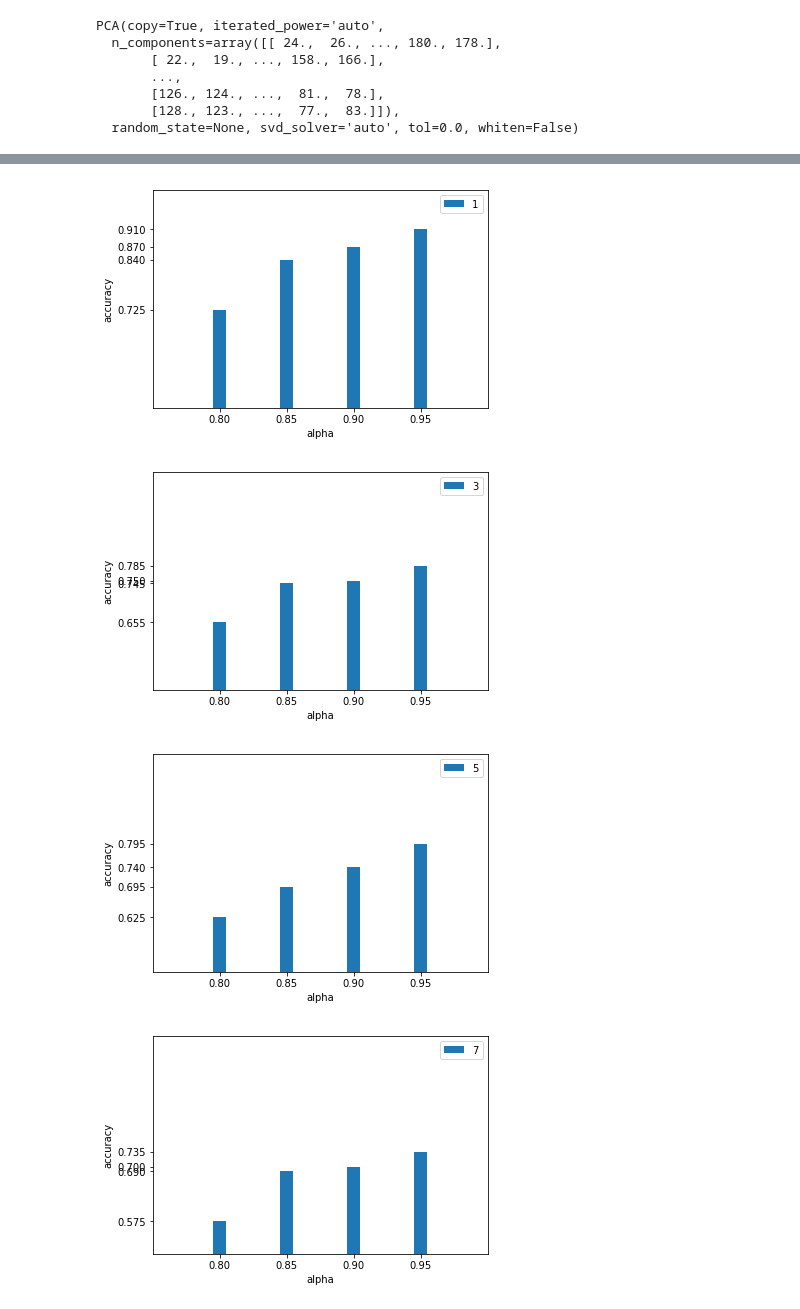
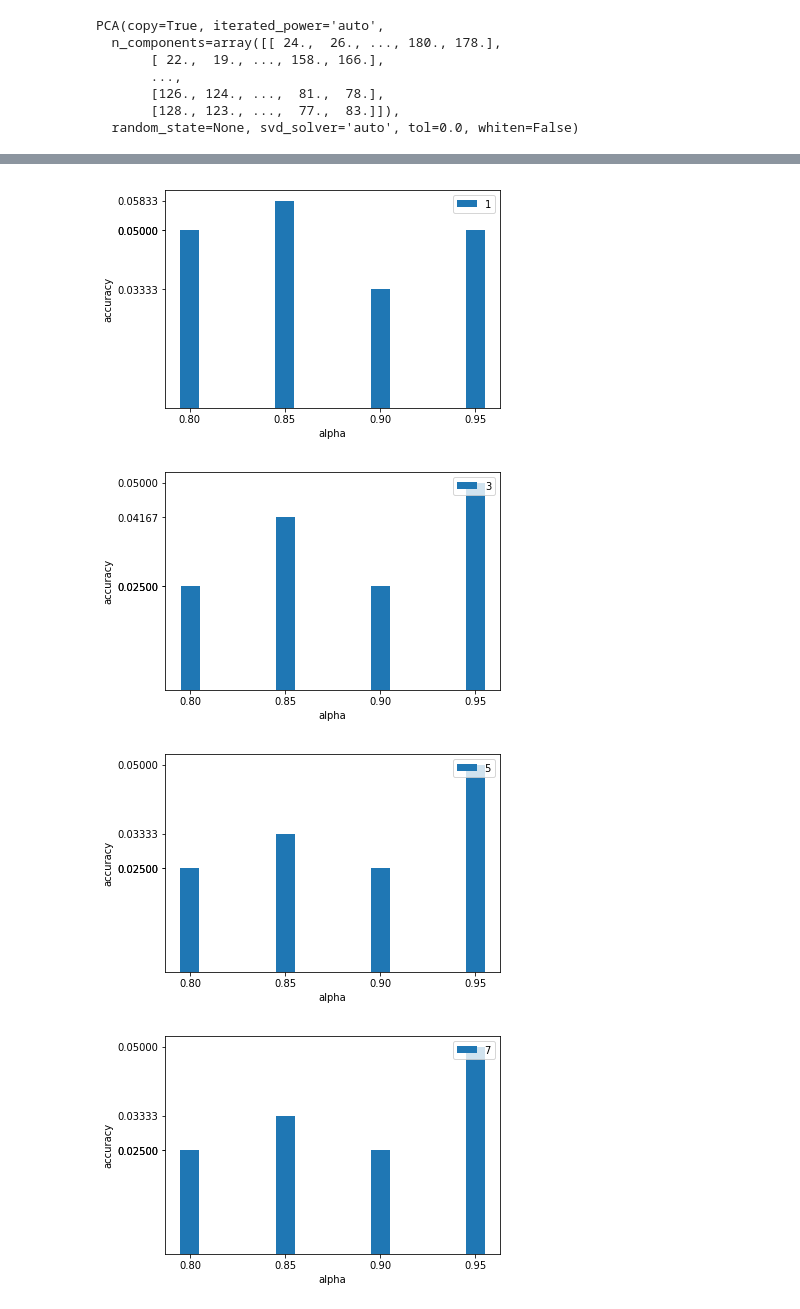
Before and after one commit to kmohab71/face_recognition, a Jupyter notebook: face_recognition/face_recognition.ipynb, the cells around one changed output, grey strips where cells are left out. Saved outputs shown, nothing was run; the diff lists cells and outputs as text; code cells hidden in the pictures.

```diff
--- a/face_recognition/face_recognition.ipynb
+++ b/face_recognition/face_recognition.ipynb
@@ -128,3 +100,5 @@ x=pCA(data[:,:-1])
+# %%
+transformed_70,reducedVec_70=pCA(train_70_X)
 # %%
 def kmodel_score(train_X,train_Y ,test_X,test_Y,neighbors):
     knn_model = KNeighborsClassifier(n_neighbors=neighbors)
@@ -185,23 +157,21 @@ PCA(copy=True, iterated_power='auto',
 # %%
 #LDA
 # %%
-def pca_classification_70(x):
+def pca_classification_70(transformed_70,reducedVec_70):
     infoPCA={}
     for i in [1,3,5,7]:
         infoPCA[i]={}
-        for key, vals in x.items():
-            train_X, test_X=trained_data_splitting_70(vals)
-            score=kmodel_score(train_X,train_y_70 ,test_X,test_y_70,i)
+        for key, vals in transformed_70.items():
+            test_X=np.absolute(test_70_X.dot(reducedVec_70[key].T))
+            score=kmodel_score(vals, train_70_y, test_X, test_70_y,i)
             infoPCA[i][key]=score
     for i in infoPCA.keys():
         keys = list(infoPCA[i].keys())
         vals = list(infoPCA[i].values())
         plt.bar(keys,vals,align='center',width=0.01,label=i)
-        plt.ylim(0.5,1)
         plt.ylabel ('accuracy')
         plt.yticks(list(vals))
         plt.xlabel ('alpha')
-        plt.xlim(0.75,1)
         plt.xticks(list(keys))
         plt.legend(loc='upper right')
         plt.savefig('./figures/PCA/pcaAccuracy70_'+str(i)+'.png')
@@ -238,7 +200,7 @@ pca_classification_70(x)
-# %%
-pca_classification(x)
-# %% [output]
-[figure, removed]
-[figure, removed]
-[figure, removed]
-[figure, removed]
+# %%
+pca_classification_70(transformed_70,reducedVec_70)
+# %% [output]
+[figure, added]
+[figure, added]
+[figure, added]
+[figure, added]
```
Also changed, not shown: parts of 11 cells of this notebook, 9 other files.
